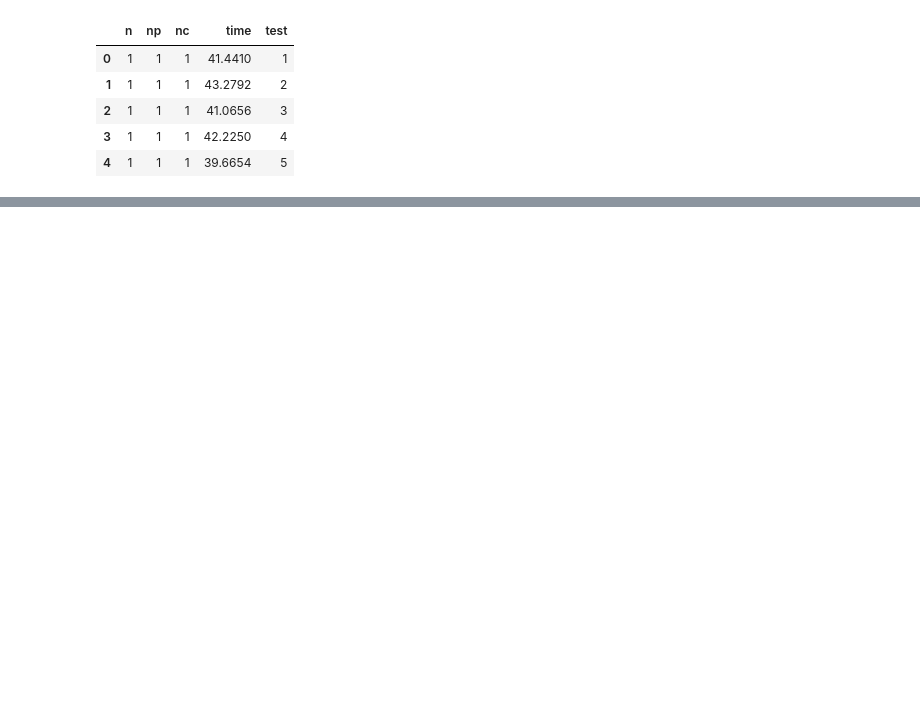
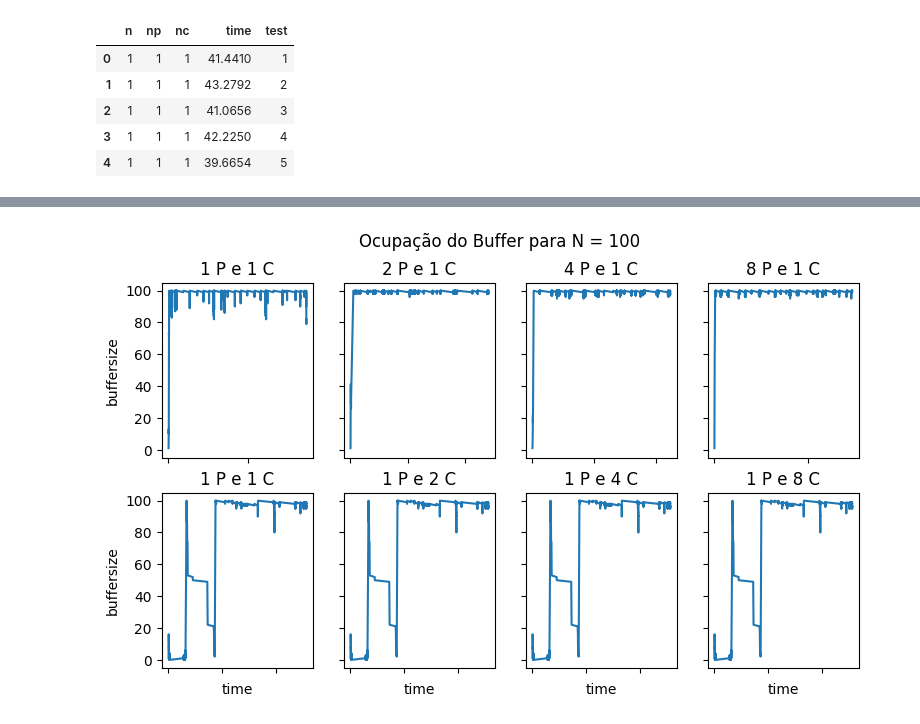
Before and after one commit to MariaLuizaCw/distributed-systems, a Jupyter notebook: TP2/analysis.ipynb, the cells around one changed output, grey strips where cells are left out. Saved outputs shown, nothing was run; the diff lists cells and outputs as text; code cells hidden in the pictures; blank space fills up the shorter version.

```diff
--- a/TP2/analysis.ipynb
+++ b/TP2/analysis.ipynb
@@ -145,0 +215,15 @@ plt.show()
+# %%
+fig, axes = plt.subplots(2, 4, figsize=(9, 5), sharey=True)
+
+fig.suptitle('Ocupação do Buffer para N = 100')
+for i, np in enumerate([1, 2, 4, 8]):
+    sns.lineplot(ax=axes[0, i], data= df_n100[(df_n100['nc'] == 1 ) & (df_n100['np'] == np)], x='time', y='buffersize')
+    axes[0, i].set_title(f'{np} P e {1} C')
+    axes[0, i].set_xticklabels([])
+    axes[0, i].set_xlabel('')
+for i, nc in enumerate([1, 2, 4, 8]):
+    sns.lineplot(ax=axes[1, i], data= df_n100[(df_n100['np'] == 1 ) & (df_n100['nc'] == nc)], x='time', y='buffersize')
+    axes[1, i].set_title(f'{1} P e {nc} C')
+    axes[1, i].set_xticklabels([])
+# %% [output]
+[figure, added]
```
Also changed, not shown: parts of 12 cells of this notebook.
